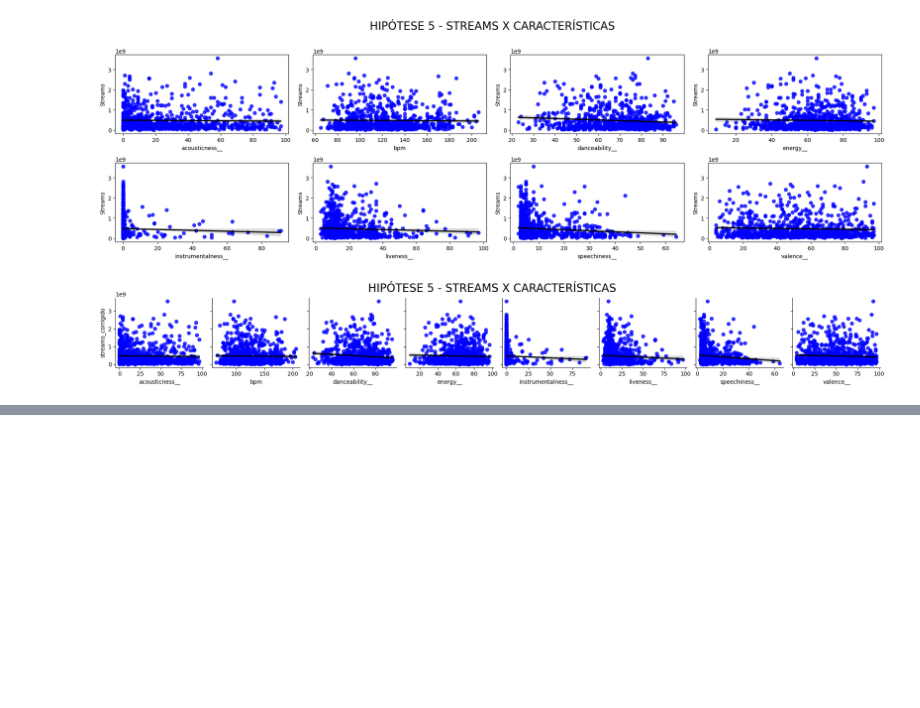
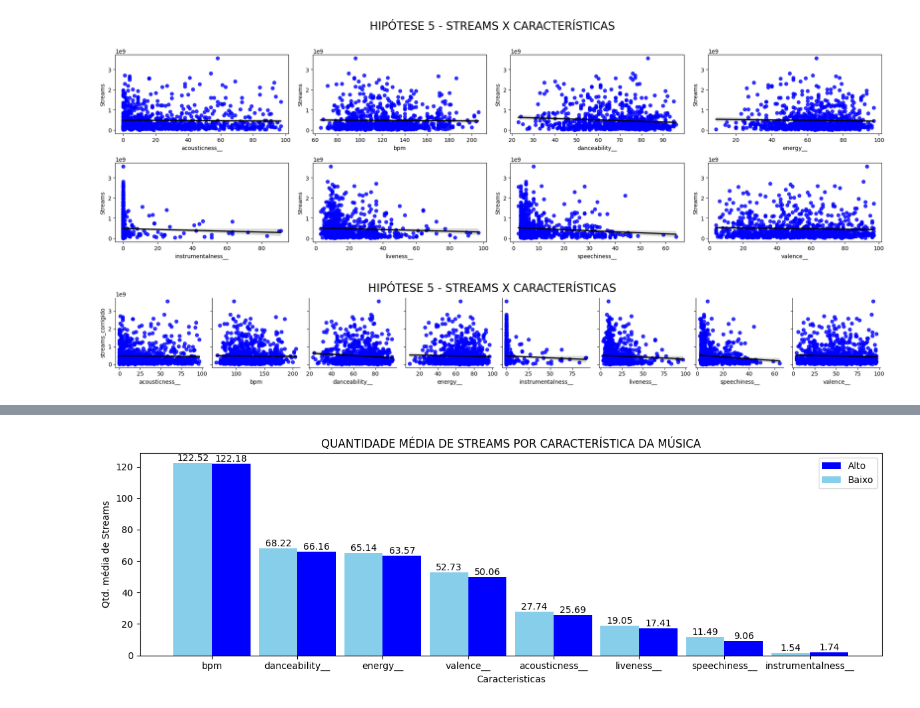
Before and after one commit to CarolyneS14/Hipoteses, a Jupyter notebook: Hipóteses.ipynb, the cells around one changed output, grey strips where cells are left out. Cells and saved outputs as stored; diff of their text form; code cells hidden in the pictures; blank space fills up the shorter version.

```diff
--- a/Hipóteses.ipynb
+++ b/Hipóteses.ipynb
@@ -689,0 +788,38 @@ plt.show()
+# %%
+# Selecionar as variáveis
+variaveis = ['bpm', 'danceability__', 'energy__', 'valence__', 'acousticness__', 'liveness__', 'speechiness__', 'instrumentalness__']
+
+# Largura das barras
+largura_barra = 0.45
+
+# Criar um gráfico de barras para cada variável
+indice = np.arange(len(variaveis))
+
+# Armazenar as médias de streams
+streamsAlto = []
+streamsBaixo = []
+
+# Calcular as médias de streams para "Alto" e "Baixo" para cada variável
+for variavel in variaveis:
+    streamsAlto.append(estatisticas[variavel].loc['Alto', 'mean'])
+    streamsBaixo.append(estatisticas[variavel].loc['Baixo', 'mean'])
+
+# Criar o gráfico de barras
+plt.figure(figsize=(12, 4))  # Define o tamanho da figura
+barra_alto = plt.bar(indice + largura_barra/2, streamsAlto, width=largura_barra, label='Alto', color='blue')
+barra_baixo = plt.bar(indice - largura_barra/2, streamsBaixo, width=largura_barra, label='Baixo', color='skyblue')
+
+# Adicionar rótulos com porcentagem nas barras
+for barra in barra_alto + barra_baixo:
+    altura = barra.get_height()
+    plt.text(barra.get_x() + barra.get_width()/2., altura, '%.2f' % (altura), ha='center', va='bottom')
+
+plt.xlabel('Caracteristicas')
+plt.ylabel('Qtd. média de Streams')
+plt.title('QUANTIDADE MÉDIA DE STREAMS POR CARACTERÍSTICA DA MÚSICA')
+plt.xticks(indice, variaveis)
+plt.legend()
+plt.tight_layout()
+plt.show()
+# %% [output]
+[figure, added]
```
Also changed, not shown: parts of 7 cells of this notebook.
